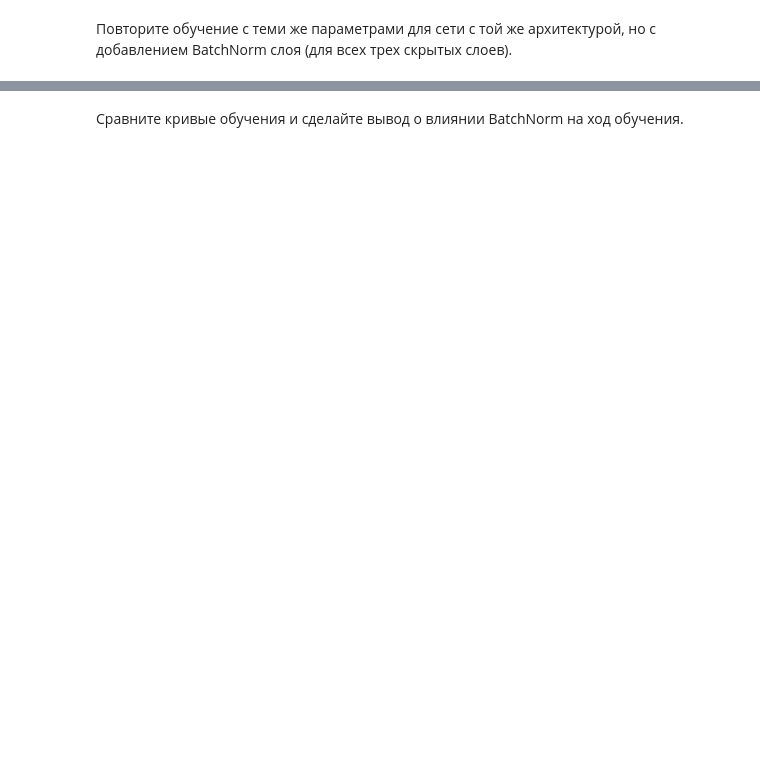
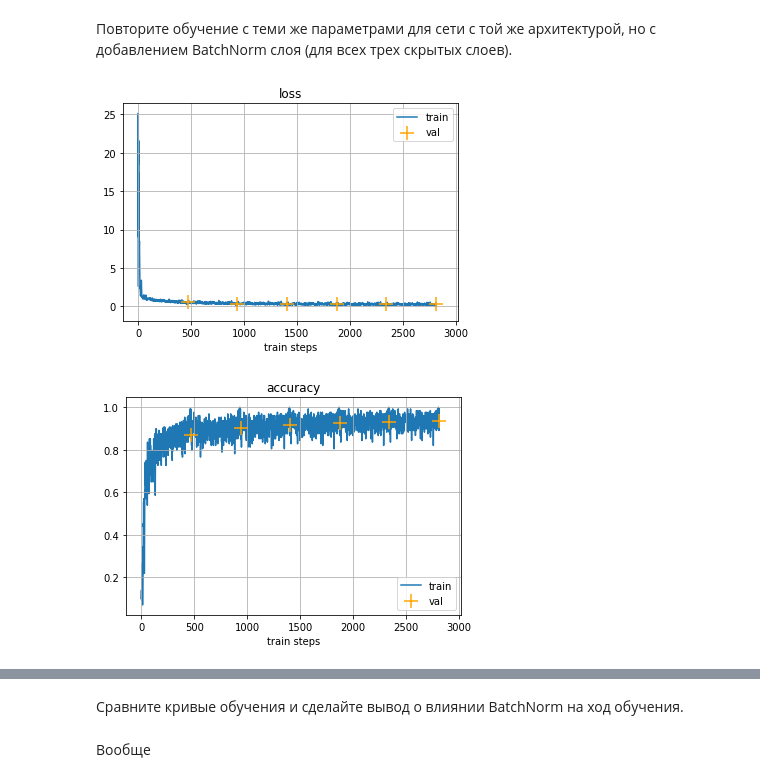
Before and after one commit to Mikhail-off/DL-2019, a Jupyter notebook: Seminars/04/DL19-fall-seminar4.ipynb, the cells around one changed output, grey strips where cells are left out. Saved outputs shown, nothing was run; the diff lists cells and outputs as text; code cells hidden in the pictures; blank space fills up the shorter version.

```diff
--- a/Seminars/04/DL19-fall-seminar4.ipynb
+++ b/Seminars/04/DL19-fall-seminar4.ipynb
@@ -260,15 +260,3 @@ for i in range(10):
 ## Batch normalization (0.4 балла)
 
 Реализуйте BatchNormalization слой для полносвязной сети. В реализации достаточно только центрировать и разделить на корень из дисперсии, аффинную поправку (гамма и бета) в этом задании можно не реализовывать.
-# %%
-class BnLayer(nn.Module):
-    def __init__(self, num_features):
-        super().__init__()
-        #<your code>
-
-    def forward(self, inp):
-        if self.training:
-            #<your code>
-        else:
-            #<your code>
-        return #<your code>
@@ -290,3 +326,24 @@ modelBN = nn.Sequential(
+# %%
+modelBN = nn.Sequential(
+    Flatten(),
+    nn.Linear(input_size, hidden),
+    BnLayer(hidden),
+    #nn.BatchNorm1d(hidden, affine=False),
+    nn.Sigmoid(),
+    nn.Linear(hidden, hidden),
+    BnLayer(hidden),
+    #nn.BatchNorm1d(hidden, affine=False),
+    nn.Sigmoid(),
+    nn.Linear(hidden, num_classes),
+    BnLayer(num_classes),
+    #nn.BatchNorm1d(num_classes, affine=False),
+    nn.LogSoftmax(dim=-1),
+    )
 # %%
 opt = torch.optim.RMSprop(modelBN.parameters(), lr=0.01)
-train(modelBN, opt, 3)
+modelBN.cuda()
+train(modelBN, opt, 10)
+modelBN.cpu()
+# %% [output]
+[figure, added]
+[figure, added]
@@ -293,2 +352,4 @@ train(modelBN, opt, 3)
 # %% [markdown]
 Сравните кривые обучения и сделайте вывод о влиянии BatchNorm на ход обучения.
+# %% [markdown]
+Вообще
```
Also changed, not shown: parts of 6 cells of this notebook.
